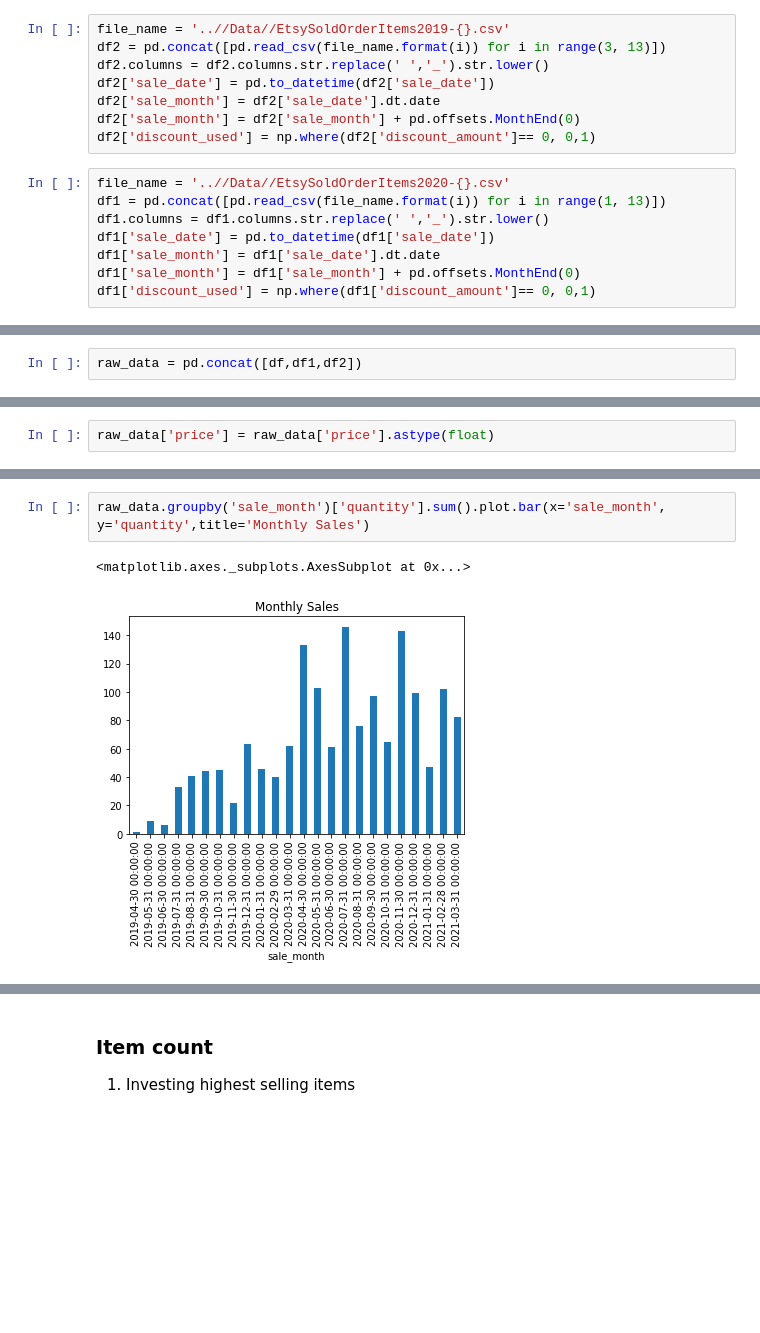
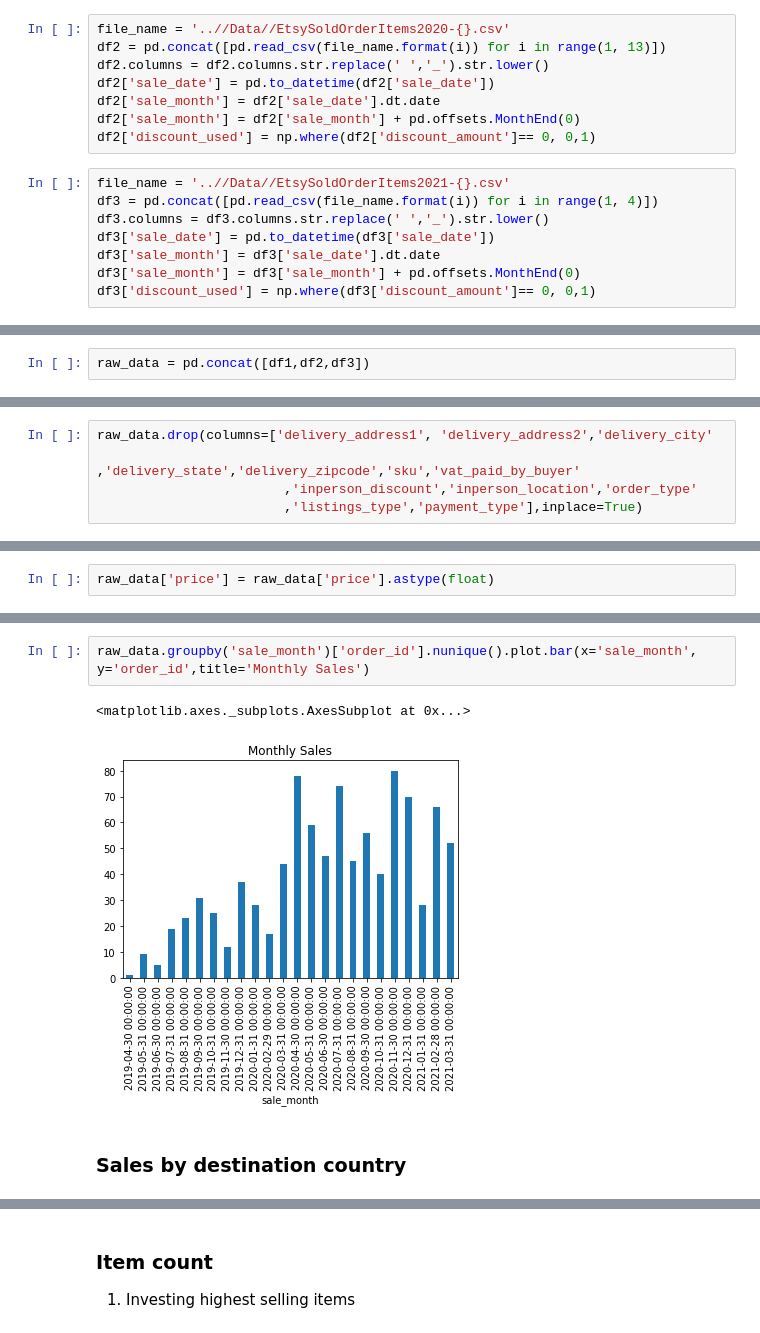
Before and after one commit to ben-bergan/jupyter_notebooks, a Jupyter notebook: notebooks/sales_history.ipynb, the cells around one changed output, grey strips where cells are left out. Cells and saved outputs as stored; diff of their text form; blank space fills up the shorter version.

```diff
--- a/notebooks/sales_history.ipynb
+++ b/notebooks/sales_history.ipynb
@@ -8,16 +33,16 @@ import numpy as np
 # %%
-file_name = '..//Data//EtsySoldOrderItems2019-{}.csv'
-df2 = pd.concat([pd.read_csv(file_name.format(i)) for i in range(3, 13)])
+file_name = '..//Data//EtsySoldOrderItems2020-{}.csv'
+df2 = pd.concat([pd.read_csv(file_name.format(i)) for i in range(1, 13)])
 df2.columns = df2.columns.str.replace(' ','_').str.lower()
 df2['sale_date'] = pd.to_datetime(df2['sale_date'])
 df2['sale_month'] = df2['sale_date'].dt.date
 df2['sale_month'] = df2['sale_month'] + pd.offsets.MonthEnd(0)
 df2['discount_used'] = np.where(df2['discount_amount']== 0, 0,1)
 # %%
-file_name = '..//Data//EtsySoldOrderItems2020-{}.csv'
-df1 = pd.concat([pd.read_csv(file_name.format(i)) for i in range(1, 13)])
-df1.columns = df1.columns.str.replace(' ','_').str.lower()
-df1['sale_date'] = pd.to_datetime(df1['sale_date'])
-df1['sale_month'] = df1['sale_date'].dt.date
-df1['sale_month'] = df1['sale_month'] + pd.offsets.MonthEnd(0)
-df1['discount_used'] = np.where(df1['discount_amount']== 0, 0,1)
+file_name = '..//Data//EtsySoldOrderItems2021-{}.csv'
+df3 = pd.concat([pd.read_csv(file_name.format(i)) for i in range(1, 4)])
+df3.columns = df3.columns.str.replace(' ','_').str.lower()
+df3['sale_date'] = pd.to_datetime(df3['sale_date'])
+df3['sale_month'] = df3['sale_date'].dt.date
+df3['sale_month'] = df3['sale_month'] + pd.offsets.MonthEnd(0)
+df3['discount_used'] = np.where(df3['discount_amount']== 0, 0,1)
@@ -32,5 +49,5 @@ df['discount_used'] = np.where(df['discount_amount']== 0, 0,1)
 # %%
-raw_data = pd.concat([df,df1,df2])
+raw_data = pd.concat([df1,df2,df3])
 # %%
 raw_data.shape
 # %% [output]
@@ -38 +75,6 @@ raw_data.shape
+# %%
+raw_data.drop(columns=['delivery_address1', 'delivery_address2','delivery_city'
+                        ,'delivery_state','delivery_zipcode','sku','vat_paid_by_buyer'
+                        ,'inperson_discount','inperson_location','order_type'
+                        ,'listings_type','payment_type'],inplace=True)
 # %%
@@ -107,6 +174,8 @@ raw_data['price'] = raw_data['price'].astype(float)
 # %%
-raw_data.groupby('sale_month')['quantity'].sum().plot.bar(x='sale_month', y='quantity',title='Monthly Sales')
+raw_data.groupby('sale_month')['order_id'].nunique().plot.bar(x='sale_month', y='order_id',title='Monthly Sales')
 # %% [output]
 <matplotlib.axes._subplots.AxesSubplot at 0x...>
-[figure, old version]
+[figure, new version]
+# %% [markdown]
+### Sales by destination country
 # %%
```
Also changed, not shown: parts of 51 cells of this notebook.
